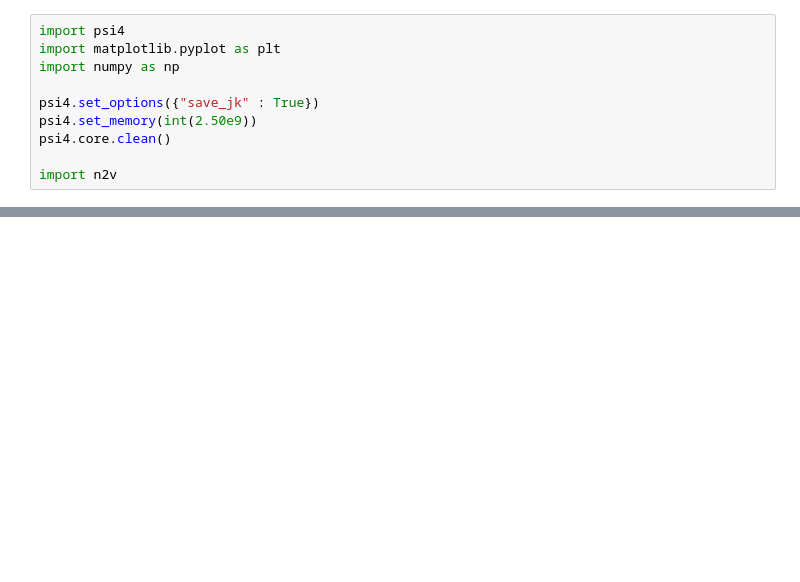
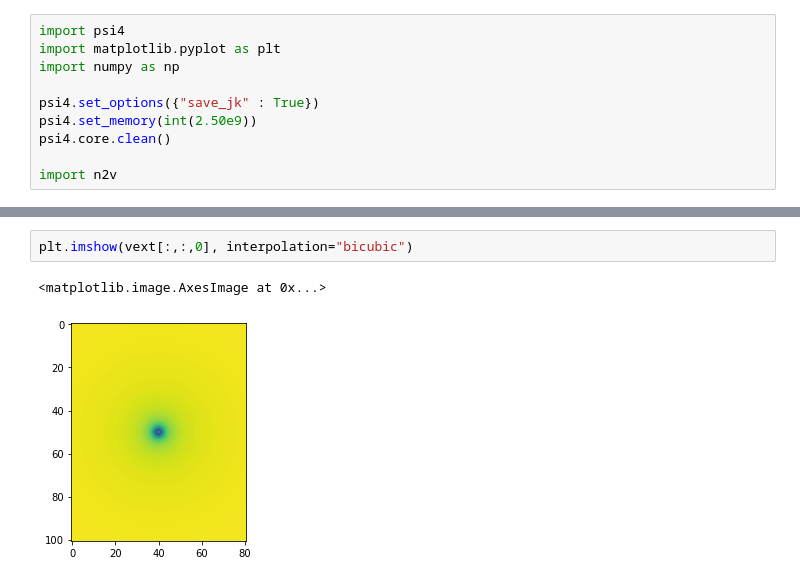
Before and after one commit to wasserman-group/n2v_examples, a Jupyter notebook: WuYang/Noble_Gases.ipynb, the cells around one changed output, grey strips where cells are left out. Drawn from its saved outputs; the diff is of its cells as text; blank space fills up the shorter version.

```diff
--- a/WuYang/Noble_Gases.ipynb
+++ b/WuYang/Noble_Gases.ipynb
@@ -57,0 +126,5 @@ plt.legend()
+# %%
+plt.imshow(vext[:,:,0], interpolation="bicubic")
+# %% [output]
+<matplotlib.image.AxesImage at 0x...>
+[figure, added]
```
Also changed, not shown: parts of 29 cells of this notebook.
